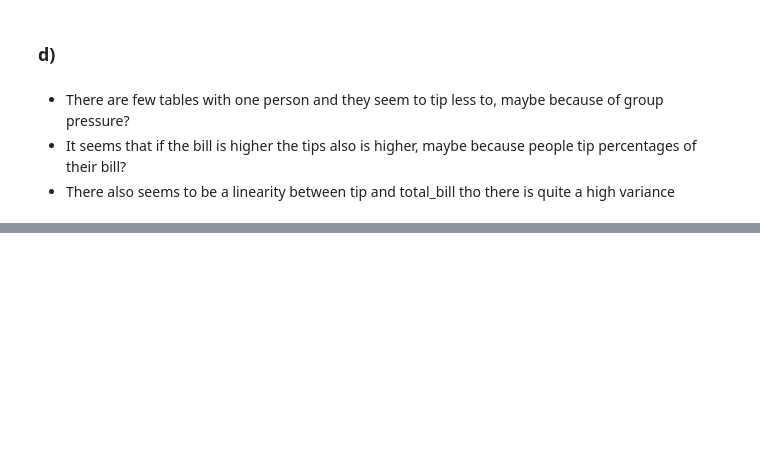
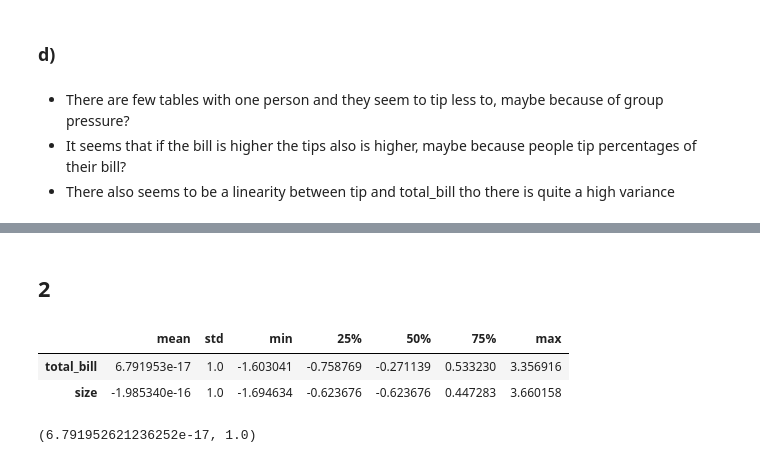
Before and after one commit to felix-tjernberg/machine-learning, a Jupyter notebook: exercises/exercise-3.ipynb, the cells around one changed output, grey strips where cells are left out. Drawn from its saved outputs; the diff is of its cells as text; code cells hidden in the pictures; blank space fills up the shorter version.

```diff
--- a/exercises/exercise-3.ipynb
+++ b/exercises/exercise-3.ipynb
@@ -89,0 +112,31 @@ seaborn.pairplot(tips_dropped_unusable_columns, corner=True)
+# %%
+X, y = tips_dropped_unusable_columns.drop('tip', axis=1), tips_dropped_unusable_columns['tip']
+# %%
+X_train, X_test, y_train, y_test = train_test_split(X, y, test_size=0.3, random_state=42)
+# %% [markdown]
+## 2
+# %%
+def feature_standardization(X_train, X_test):
+    X_train_mean = X_train.mean()
+    X_train_std = X_train.std()
+    scaled_X_train = (X_train - X_train_mean) / X_train_std
+    scaled_X_test = (X_test - X_train_mean) / X_train_std
+    return scaled_X_train, scaled_X_test
+
+scaled_X_train, scaled_X_test = feature_standardization(X_train, X_test)
+
+scaled_X_train.describe().T.drop('count', axis=1)
+# %% [output]
+|  | mean | std | min | 25% | 50% | 75% | max |
+| total_bill | 6.791953e-17 | 1.0 | -1.603041 | -0.758769 | -0.271139 | 0.533230 | 3.356916 |
+| size | -1.985340e-16 | 1.0 | -1.694634 | -0.623676 | -0.623676 | 0.447283 | 3.660158 |
+# %%
+from sklearn.preprocessing import StandardScaler
+
+scaler = StandardScaler()
+sklearn_scaled_X_train = scaler.fit_transform(X_train)
+scaled_X_test = scaler.transform(X_test)
+
+sklearn_scaled_X_train[:,0].mean(), sklearn_scaled_X_train[:,0].std()
+# %% [output]
+(6.791952621236252e-17, 1.0)
```
Also changed, not shown: parts of 4 cells of this notebook.
